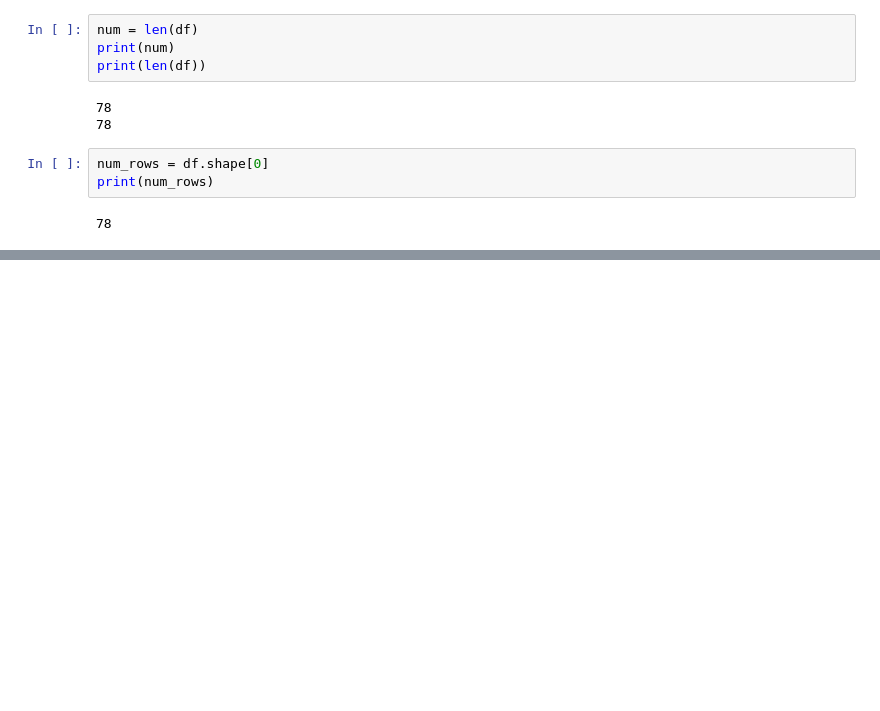
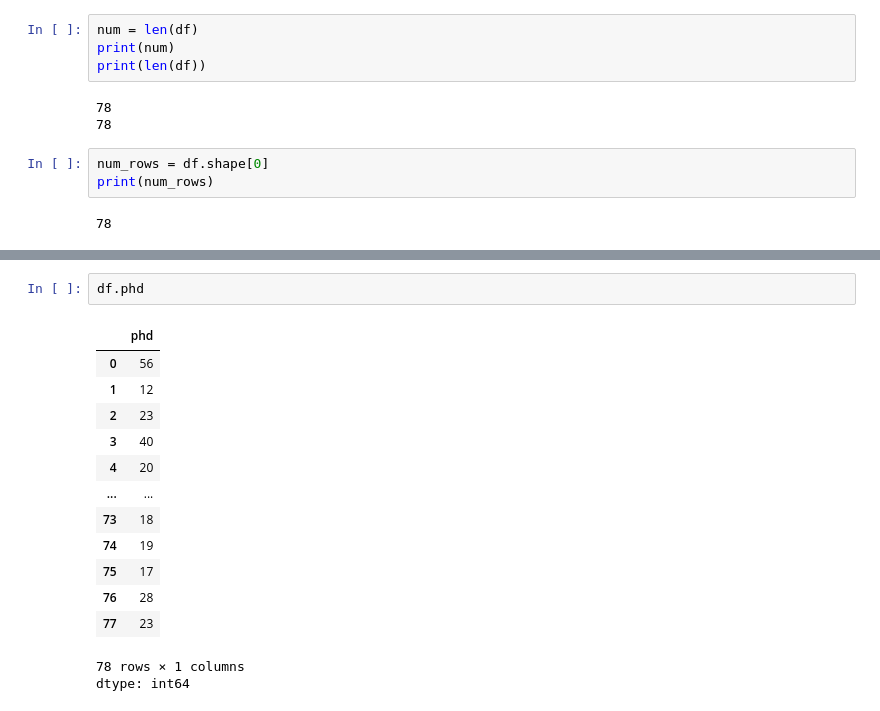
Before and after one commit to lokeshudalkar/Data_Science, a Jupyter notebook: DataScience.ipynb, the cells around one changed output, grey strips where cells are left out. Cells and saved outputs as stored; diff of their text form; blank space fills up the shorter version.

```diff
--- a/DataScience.ipynb
+++ b/DataScience.ipynb
@@ -145,0 +248,17 @@ print(num_rows)
+# %%
+df.phd
+# %% [output]
+|  | phd |
+| 0 | 56 |
+| 1 | 12 |
+| 2 | 23 |
+| 3 | 40 |
+| 4 | 20 |
+| ... | ... |
+| 73 | 18 |
+| 74 | 19 |
+| 75 | 17 |
+| 76 | 28 |
+| 77 | 23 |
+78 rows × 1 columns
+dtype: int64
```
Also changed, not shown: parts of 15 cells of this notebook.
